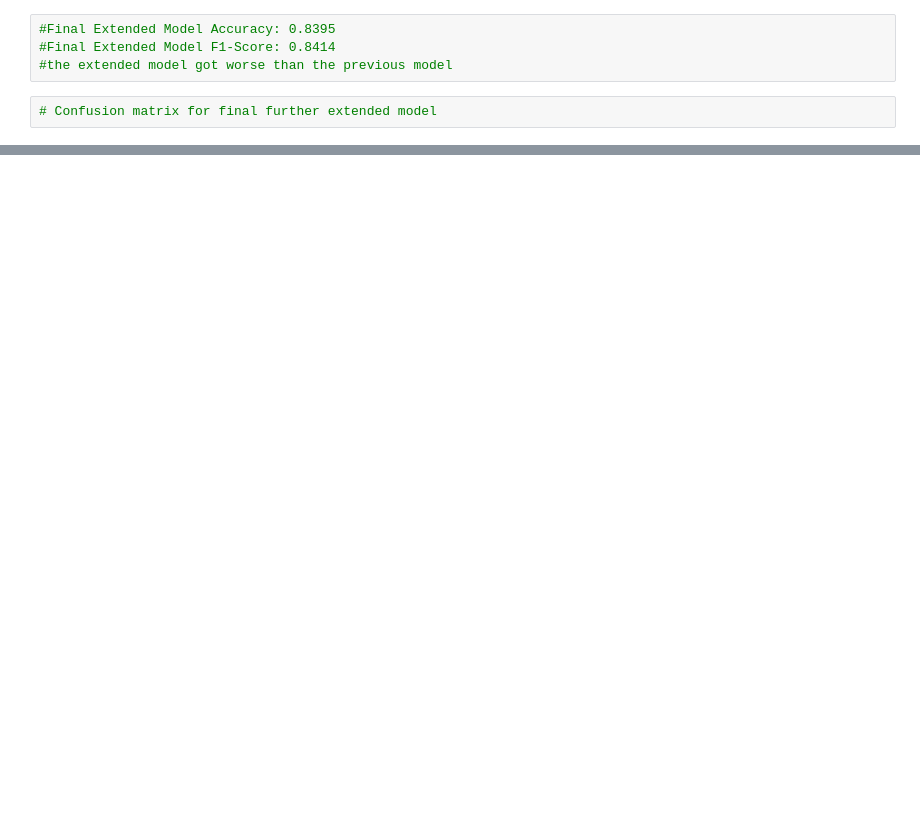
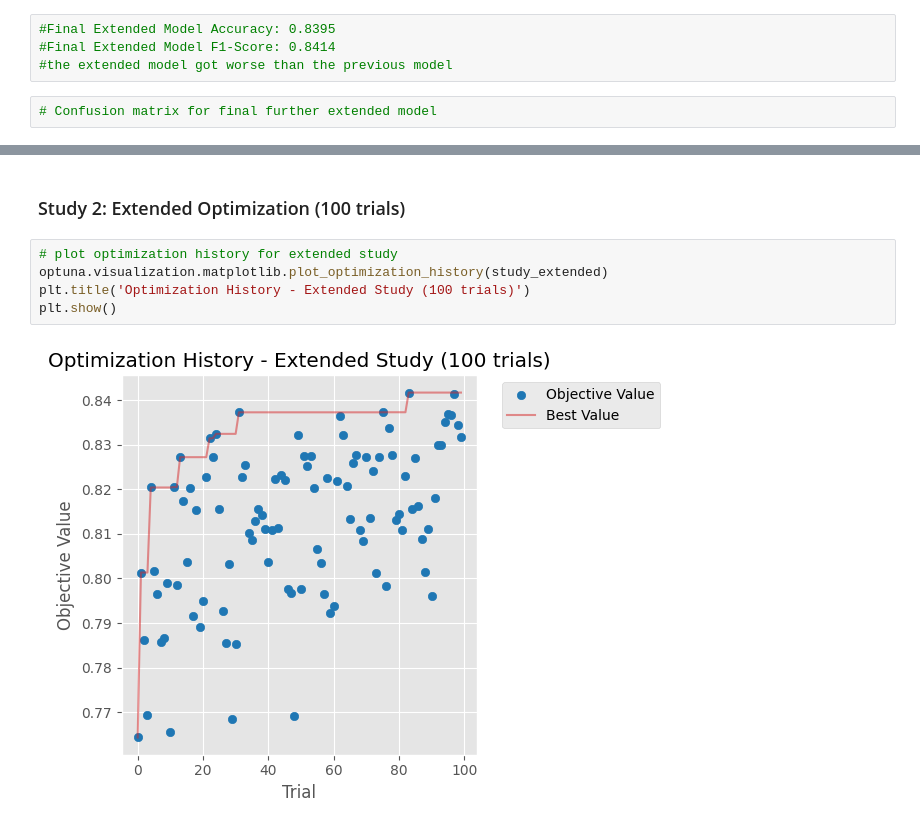
Before and after one commit to 03vladd/ML, a Jupyter notebook: Lab2.ipynb, the cells around one changed output, grey strips where cells are left out. Saved outputs shown, nothing was run; the diff lists cells and outputs as text; blank space fills up the shorter version.

```diff
--- a/Lab2.ipynb
+++ b/Lab2.ipynb
@@ -1228,0 +1267,9 @@ plt.show()
+# %% [markdown]
+### Study 2: Extended Optimization (100 trials)
+# %%
+# plot optimization history for extended study
+optuna.visualization.matplotlib.plot_optimization_history(study_extended)
+plt.title('Optimization History - Extended Study (100 trials)')
+plt.show()
+# %% [output]
+[figure, added]
```
Also changed, not shown: parts of 54 cells of this notebook.
